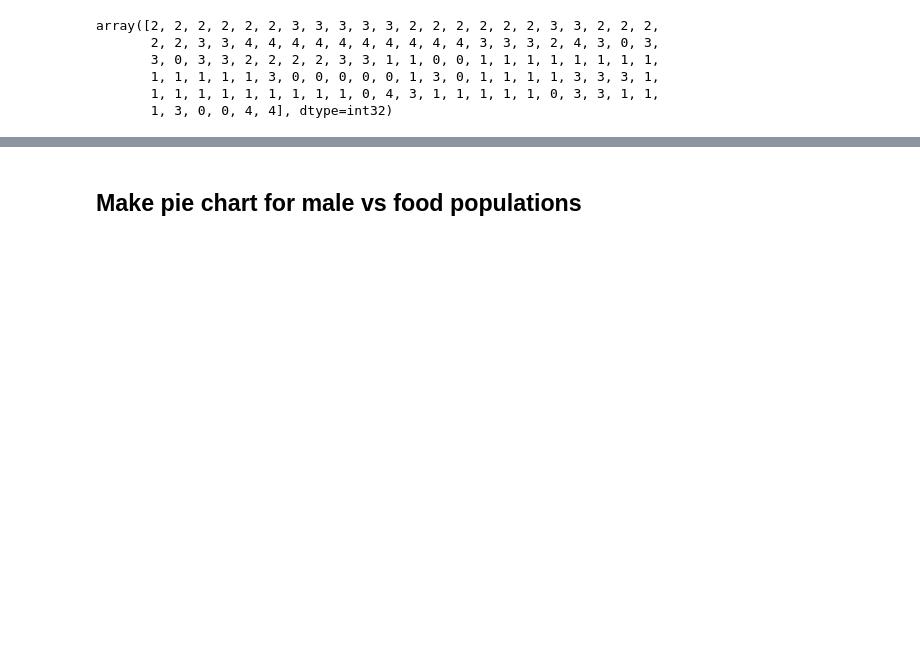
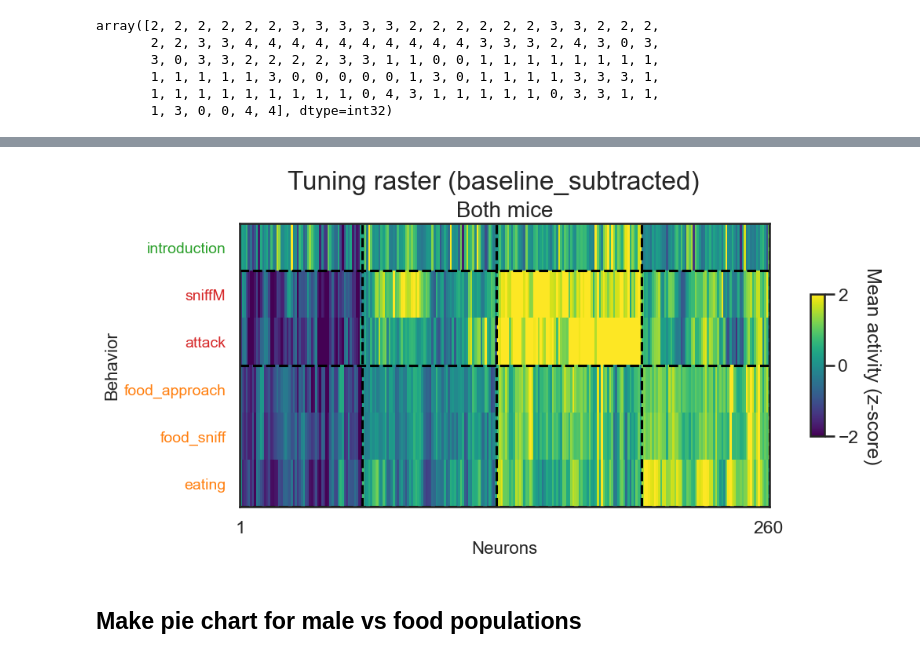
Before and after one commit to CharlesXu-Jingyue/DJA_FallRotation, a Jupyter notebook: DJA_HangryMice/tuning_raster_pie_fasted.ipynb, the cells around one changed output, grey strips where cells are left out. Drawn from its saved outputs; the diff is of its cells as text; code cells hidden in the pictures; blank space fills up the shorter version.

```diff
--- a/DJA_HangryMice/tuning_raster_pie_fasted.ipynb
+++ b/DJA_HangryMice/tuning_raster_pie_fasted.ipynb
@@ -465,0 +514,3 @@ The number of clusters that maximizes silhouette score is:  2
+# %%
+mean_activity_nb_M1 = mean_activity_nb_M1[1:,:]
+mean_activity_nb_M2 = mean_activity_nb_M2[1:,:]
@@ -655,0 +854,4 @@ plt.savefig("figures/20231202/TuningRasterBoth.svg")
+# %%
+mean_activity_nb_both = np.hstack([mean_activity_nb_M1, mean_activity_nb_M2])
+fig, axs, n_clusters_nb_both = plot_kmeans_silhouette(range_n_clusters, mean_activity_nb_both.T)
+plt.close(fig)
@@ -656,3 +866,58 @@ plt.savefig("figures/20231202/TuningRasterBoth.svg")
+# %%
+n_neurons_nb_both = mean_activity_nb_both.shape[1]
+n_clusters_nb_both = 4
+cluster_labels_nb_both, data_reordered_nb_both, neuron_ids_nb_reordered_both = fit_kmeans(n_clusters_nb_both, mean_activity_nb_both.T)
+
+# Reorder the cluster again
+cluster_order_nb_both = [2, 0, 1, 3]
+# cluster_order_nb_both = [0, 1, 2, 3, 4]
+
+i_cluster_lower = 0
+for i, i_cluster in enumerate(cluster_order_nb_both):
+    i_cluster_upper = i_cluster_lower + sum(cluster_labels_nb_both == i_cluster)
+    data_reordered_nb_both[i_cluster_lower:i_cluster_upper, :] = mean_activity_nb_both[:, cluster_labels_nb_both == i_cluster].T
+    i_cluster_lower = i_cluster_upper
+
+# Plot tuning raster
+fig, ax = plt.subplots(figsize=(10, 5), constrained_layout=True)
+
+# Determine the color scale based on the min and max of both datasets
+vmin = mean_activity_nb_both.min()
+vmax = mean_activity_nb_both.max()
+divnorm = mcolors.TwoSlopeNorm(vmin=vmin, vcenter=0, vmax=vmax)
+
+# Plot the tuning raster
+im = ax.imshow(data_reordered_nb_both.T, cmap='viridis', aspect='auto', interpolation='none', vmin=-2, vmax=2)
+ax.set_title('Both mice', fontsize=20)
+ax.set_xticks([0, n_neurons_nb_both-1])
+ax.set_xticklabels([1, n_neurons_nb_both])
+ax.set_xlabel('Neurons', fontsize=16)
+ax.set_yticks(np.arange(n_labels-1))
+ax.set_yticklabels(labels[1:], fontsize=14)
+ax.set_ylabel('Behavior', fontsize=16)
+
+# Get the yticklabels and set their color
+for i, yticklabel in enumerate(ax.get_yticklabels()):
+    yticklabel.set_color(ytickcolors_nb[i % len(ytickcolors_nb)])
+
+# Separate clusters
+vline_x = 0
+for c in cluster_order_nb_both:
+    vline_x += sum(cluster_labels_nb_both == c)
+    ax.axvline(x=vline_x - 1/2, color='black', linestyle='--')
+
+# Separate behaviors
+for b in group_indices:
+    ax.axhline(y=b-1/2, color='black', linestyle='--')
+
+# Add a colarbar
+cbar = fig.colorbar(im, ax=ax, shrink=0.5, aspect=10)
+cbar.set_label('Mean activity (z-score)', rotation=-90, va="bottom")
+
+plt.suptitle('Tuning raster (baseline_subtracted)', fontsize=24)
+plt.savefig("figures/20231205/TuningRasterNBBoth.svg")
+# %% [output]
+[figure, added]
 # %% [markdown]
 ## Make pie chart for male vs food populations
 # %%
```
Also changed, not shown: parts of 18 cells of this notebook, 1 other file.
